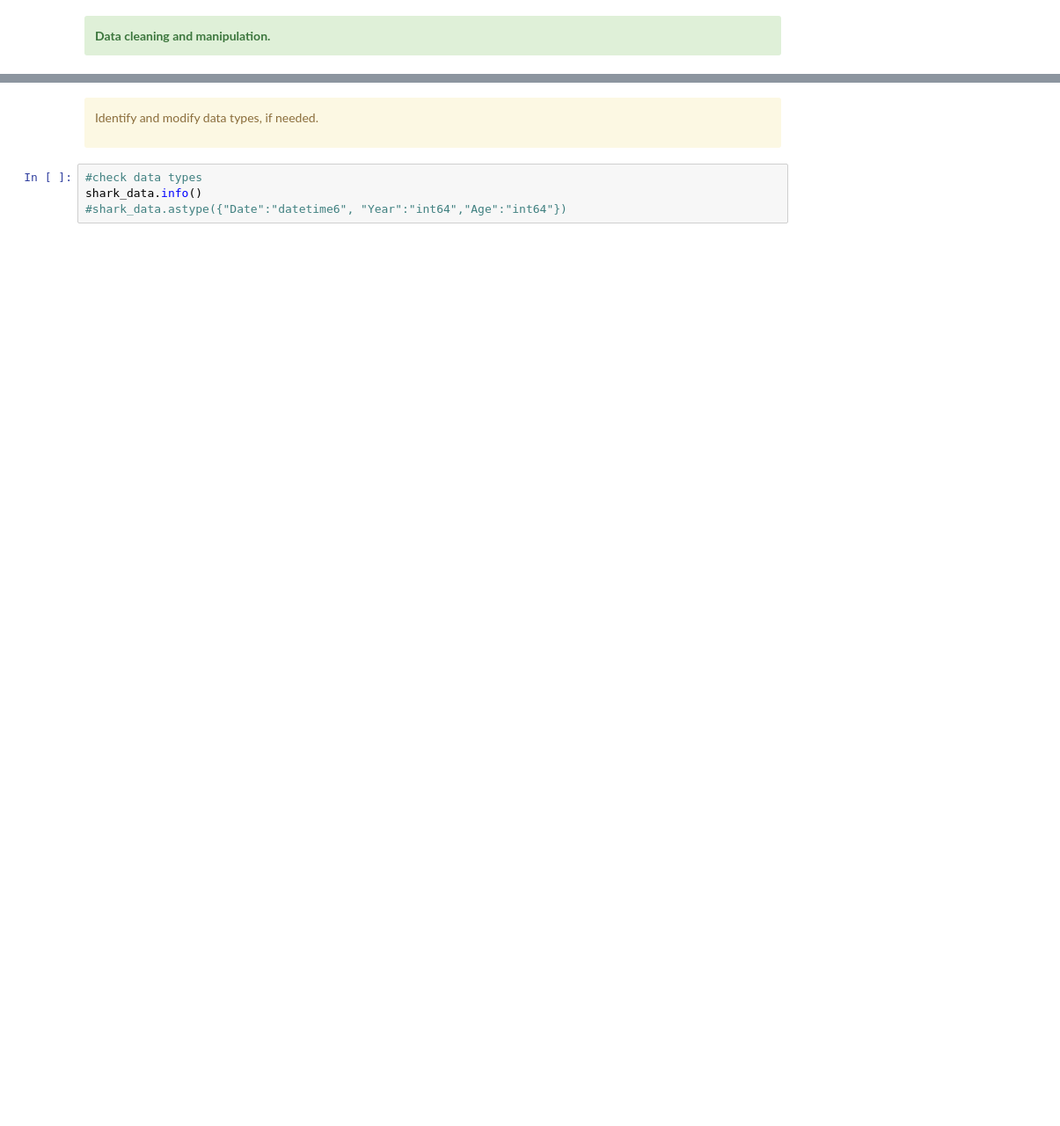
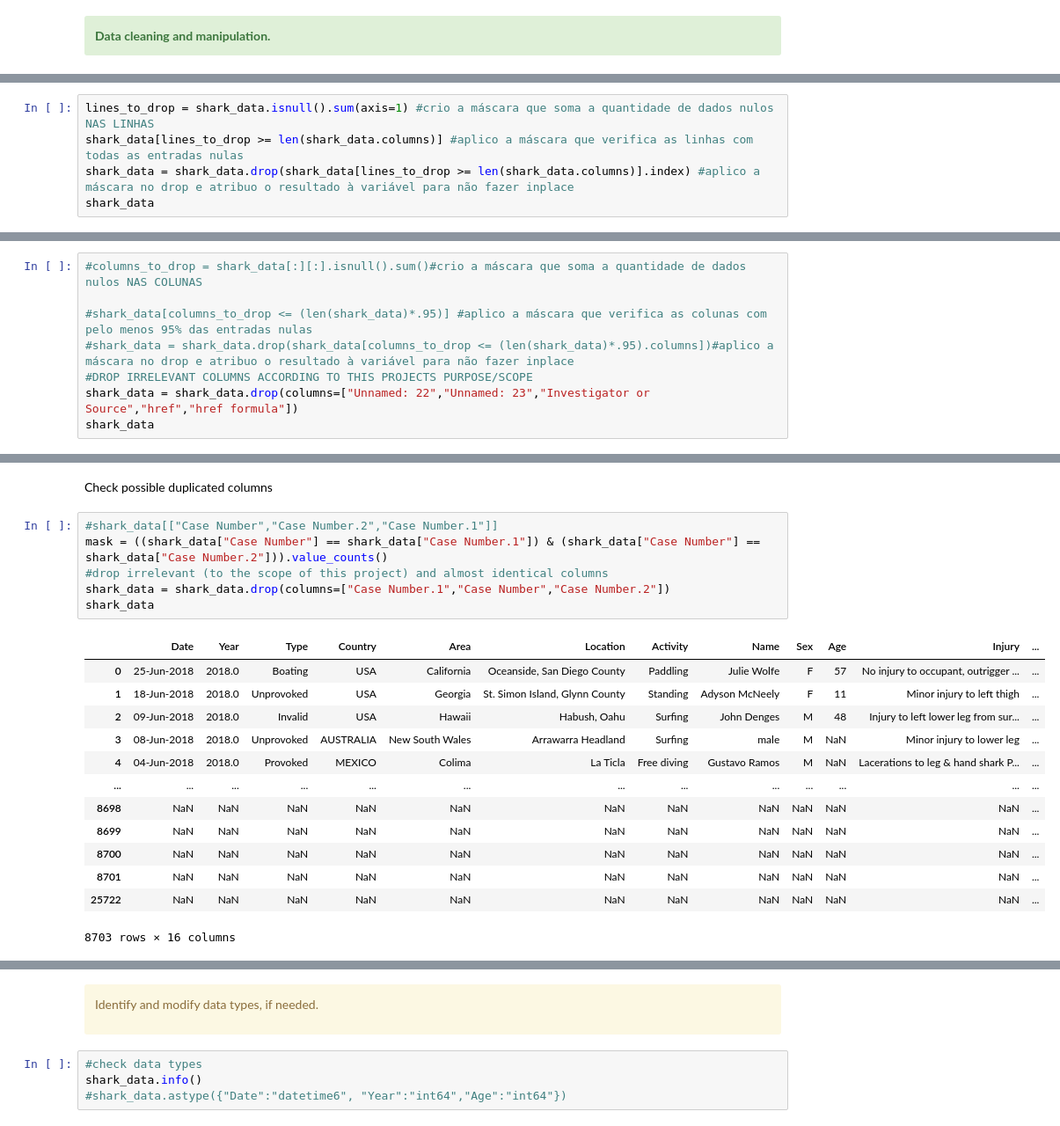
Before and after one commit to rfbj/IRONHACK-DATA-ANALYSIS, a Jupyter notebook: PROJECTS/Data Cleaning - Shark Attack/Data Cleaning - Shark Attack.ipynb, the cells around one changed output, grey strips where cells are left out. Shown at 88% size. Cells and saved outputs as stored; diff of their text form; blank space fills up the shorter version.

Commit message:
project update

```diff
--- a/PROJECTS/Data Cleaning - Shark Attack/Data Cleaning - Shark Attack.ipynb
+++ b/PROJECTS/Data Cleaning - Shark Attack/Data Cleaning - Shark Attack.ipynb
@@ -155,0 +148,5 @@ sns.heatmap(shark_data.isnull())
+# %%
+lines_to_drop = shark_data.isnull().sum(axis=1) #crio a máscara que soma a quantidade de dados nulos NAS LINHAS
+shark_data[lines_to_drop >= len(shark_data.columns)] #aplico a máscara que verifica as linhas com todas as entradas nulas
+shark_data = shark_data.drop(shark_data[lines_to_drop >= len(shark_data.columns)].index) #aplico a máscara no drop e atribuo o resultado à variável para não fazer inplace
+shark_data
@@ -155,0 +167,8 @@ sns.heatmap(shark_data.isnull())
+# %%
+#columns_to_drop = shark_data[:][:].isnull().sum()#crio a máscara que soma a quantidade de dados nulos NAS COLUNAS
+
+#shark_data[columns_to_drop <= (len(shark_data)*.95)] #aplico a máscara que verifica as colunas com pelo menos 95% das entradas nulas
+#shark_data = shark_data.drop(shark_data[columns_to_drop <= (len(shark_data)*.95).columns])#aplico a máscara no drop e atribuo o resultado à variável para não fazer inplace
+#DROP IRRELEVANT COLUMNS ACCORDING TO THIS PROJECTS PURPOSE/SCOPE
+shark_data = shark_data.drop(columns=["Unnamed: 22","Unnamed: 23","Investigator or Source","href","href formula"])
+shark_data
@@ -155,0 +189,22 @@ sns.heatmap(shark_data.isnull())
+# %% [markdown]
+Check possible duplicated columns
+# %%
+#shark_data[["Case Number","Case Number.2","Case Number.1"]]
+mask = ((shark_data["Case Number"] == shark_data["Case Number.1"]) & (shark_data["Case Number"] == shark_data["Case Number.2"])).value_counts()
+#drop irrelevant (to the scope of this project) and almost identical columns
+shark_data = shark_data.drop(columns=["Case Number.1","Case Number","Case Number.2"])
+shark_data
+# %% [output]
+|  | Date | Year | Type | Country | Area | Location | Activity | Name | Sex | Age | Injury | ... |
+| 0 | 25-Jun-2018 | 2018.0 | Boating | USA | California | Oceanside, San Diego County | Paddling | Julie Wolfe | F | 57 | No injury to occupant, outrigger ... | ... |
+| 1 | 18-Jun-2018 | 2018.0 | Unprovoked | USA | Georgia | St. Simon Island, Glynn County | Standing | Adyson McNeely | F | 11 | Minor injury to left thigh | ... |
+| 2 | 09-Jun-2018 | 2018.0 | Invalid | USA | Hawaii | Habush, Oahu | Surfing | John Denges | M | 48 | Injury to left lower leg from sur... | ... |
+| 3 | 08-Jun-2018 | 2018.0 | Unprovoked | AUSTRALIA | New South Wales | Arrawarra Headland | Surfing | male | M | NaN | Minor injury to lower leg | ... |
+| 4 | 04-Jun-2018 | 2018.0 | Provoked | MEXICO | Colima | La Ticla | Free diving | Gustavo Ramos | M | NaN | Lacerations to leg & hand shark P... | ... |
+| ... | ... | ... | ... | ... | ... | ... | ... | ... | ... | ... | ... | ... |
+| 8698 | NaN | NaN | NaN | NaN | NaN | NaN | NaN | NaN | NaN | NaN | NaN | ... |
+| 8699 | NaN | NaN | NaN | NaN | NaN | NaN | NaN | NaN | NaN | NaN | NaN | ... |
+| 8700 | NaN | NaN | NaN | NaN | NaN | NaN | NaN | NaN | NaN | NaN | NaN | ... |
+| 8701 | NaN | NaN | NaN | NaN | NaN | NaN | NaN | NaN | NaN | NaN | NaN | ... |
+| 25722 | NaN | NaN | NaN | NaN | NaN | NaN | NaN | NaN | NaN | NaN | NaN | ... |
+8703 rows × 16 columns
```
Also changed, not shown: parts of 9 cells of this notebook.
